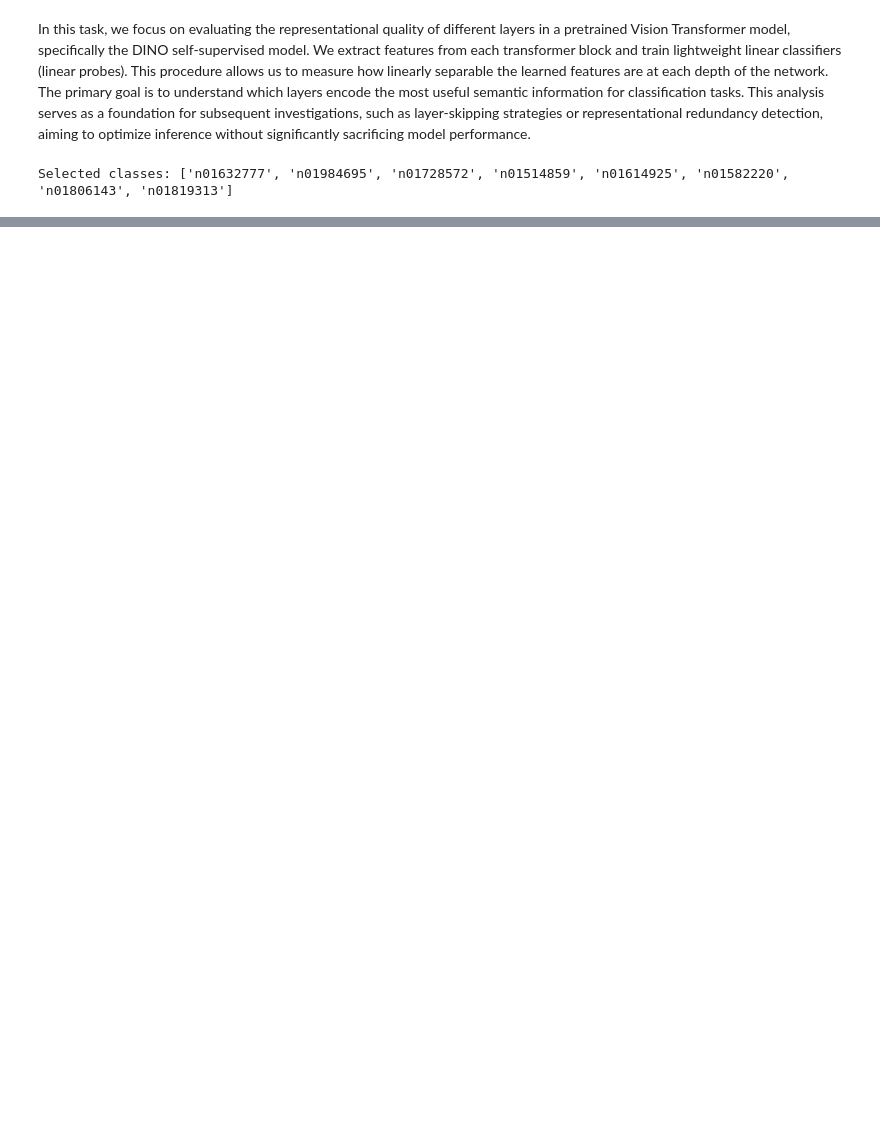
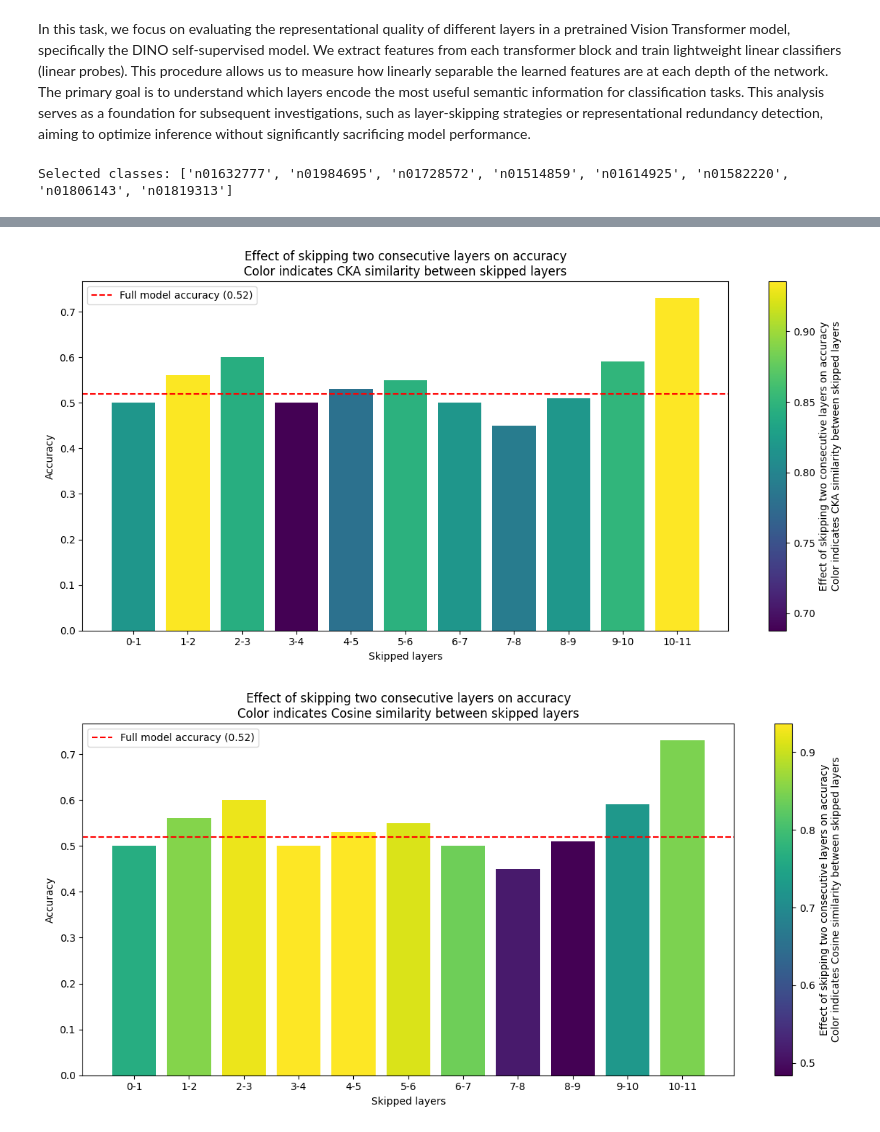
Before and after one commit to kwiatkowskaa/VisualLogitLens, a Jupyter notebook: notebooks/linear_probing copy.ipynb, the cells around one changed output, grey strips where cells are left out. Cells and saved outputs as stored; diff of their text form; code cells hidden in the pictures; blank space fills up the shorter version.

```diff
--- a/notebooks/linear_probing copy.ipynb
+++ b/notebooks/linear_probing copy.ipynb
@@ -182,0 +565,21 @@ Training classifier on model output...
+# %%
+plot_double_skip_accuracy(
+    results,
+    cka_matrix,
+    "Effect of skipping two consecutive layers on accuracy\nColor indicates CKA similarity between skipped layers"
+)
+
+plot_double_skip_accuracy(
+    results,
+    cos_matrix,
+    "Effect of skipping two consecutive layers on accuracy\nColor indicates Cosine similarity between skipped layers"
+)
+
+plot_double_skip_accuracy(
+    results,
+    cknna_matrix,
+    "Effect of skipping two consecutive layers on accuracy\nColor indicates CKNNA similarity between skipped layers"
+)
+# %% [output]
+[figure, added]
+[figure, added]
```
Also changed, not shown: parts of 16 cells of this notebook.
